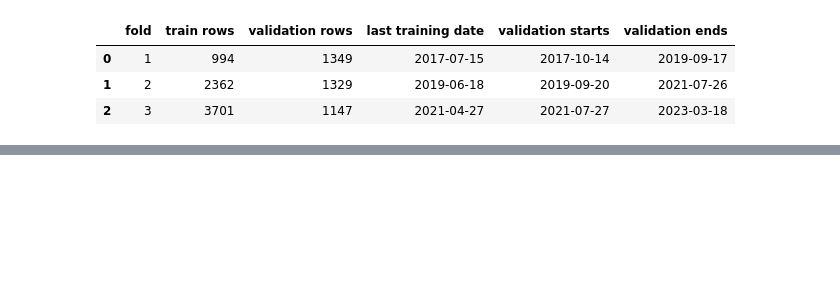
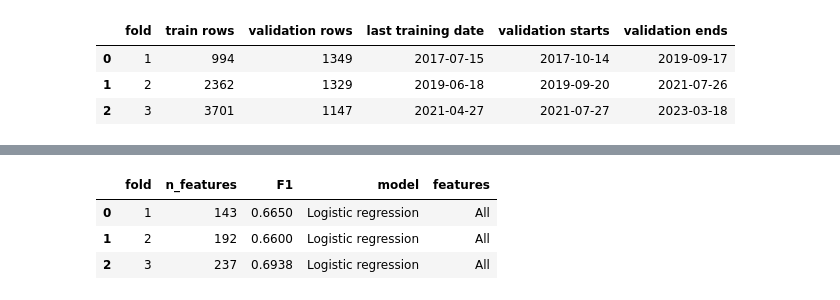
Before and after one commit to MiguelSantos00/Predicting-Repeat-Purchases-ML, a Jupyter notebook: notebooks/04_Modeling.ipynb, the cells around one changed output, grey strips where cells are left out. Drawn from its saved outputs; the diff is of its cells as text; code cells hidden in the pictures; blank space fills up the shorter version.

```diff
--- a/notebooks/04_Modeling.ipynb
+++ b/notebooks/04_Modeling.ipynb
@@ -67,7 +54,9 @@ dates = dev["purchase_date"].sort_values().unique()
 cv = TimeSeriesSplit(n_splits=3)
 splits = []
 rows = []
-for i, (_, idx) in enumerate(cv.split(dates), 1):
+
+for i, split in enumerate(cv.split(dates), 1):
+    idx = split[1]
     start = pd.Timestamp(dates[idx[0]])
     end = pd.Timestamp(dates[idx[-1]])
     tr = dev.index[dev["purchase_date"] < start - pd.Timedelta(days=90)]
@@ -300,0 +131,12 @@ choose the classifier, its features or its decision threshold.
+# %%
+model = LogisticRegression(C=1, solver="liblinear", max_iter=2000, random_state=42)
+res = evaluate(model)
+res["model"] = "Logistic regression"
+res["features"] = "All"
+scores.append(res)
+res.round(4)
+# %% [output]
+|  | fold | n_features | F1 | model | features |
+| 0 | 1 | 143 | 0.6650 | Logistic regression | All |
+| 1 | 2 | 192 | 0.6600 | Logistic regression | All |
+| 2 | 3 | 237 | 0.6938 | Logistic regression | All |
```
Also changed, not shown: parts of 57 cells of this notebook, 5 other files.
